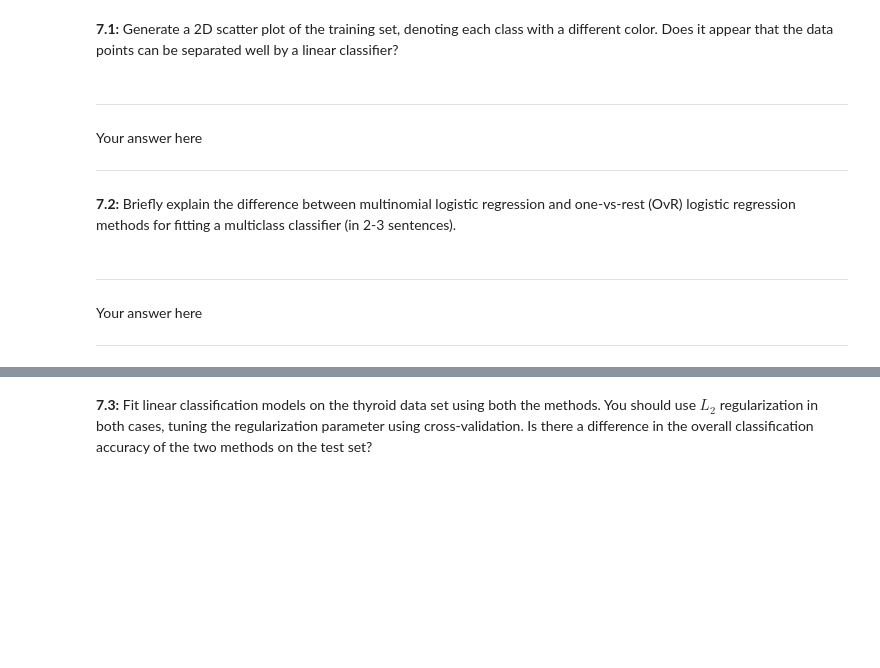
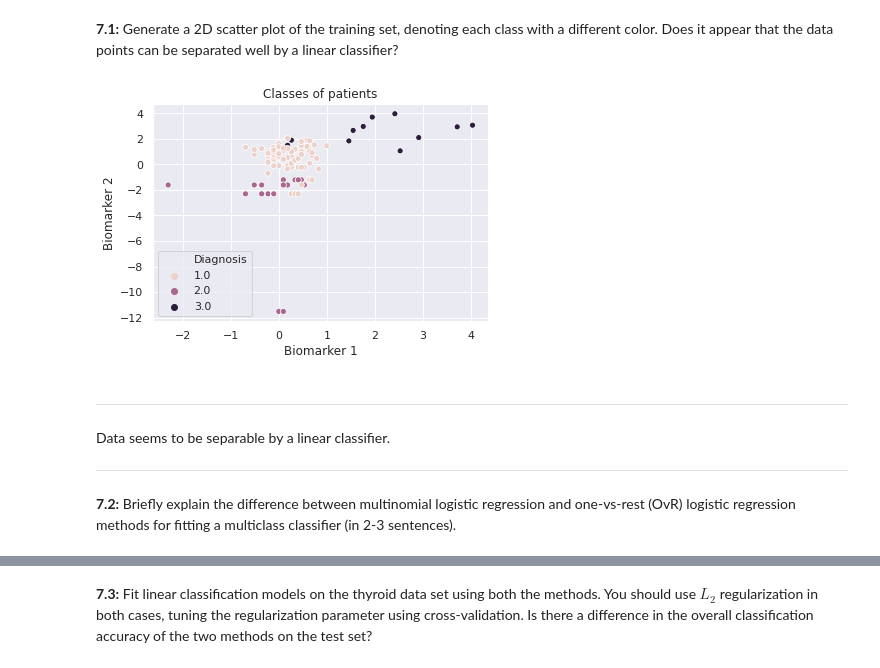
Before and after one commit to lucasresck/foundations-of-data-science, a Jupyter notebook: cs109a_hw5/cs109_hw5.ipynb, the cells around one changed output, grey strips where cells are left out. Drawn from its saved outputs; the diff is of its cells as text; code cells hidden in the pictures; blank space fills up the shorter version.

```diff
--- a/cs109a_hw5/cs109_hw5.ipynb
+++ b/cs109a_hw5/cs109_hw5.ipynb
@@ -642,12 +641,20 @@ data_test = df[~msk]
-# %% [markdown]
-----
-Your answer here
-
-----
+# %%
+sns.scatterplot(
+    x='Biomarker 1',
+    y='Biomarker 2',
+    hue='Diagnosis',
+    data=data_train,
+    legend='full'
+)
+plt.title('Classes of patients')
+plt.show()
+# %% [output]
+[figure, added]
+# %% [markdown]
+----
+
+Data seems to be separable by a linear classifier.
+
+----
 # %% [markdown]
 **7.2:** Briefly explain the difference between multinomial logistic regression and one-vs-rest (OvR) logistic regression methods for fitting a multiclass classifier (in 2-3 sentences).
-# %% [markdown]
-----
-Your answer here
-
-----
```
Also changed, not shown: parts of 31 cells of this notebook.
